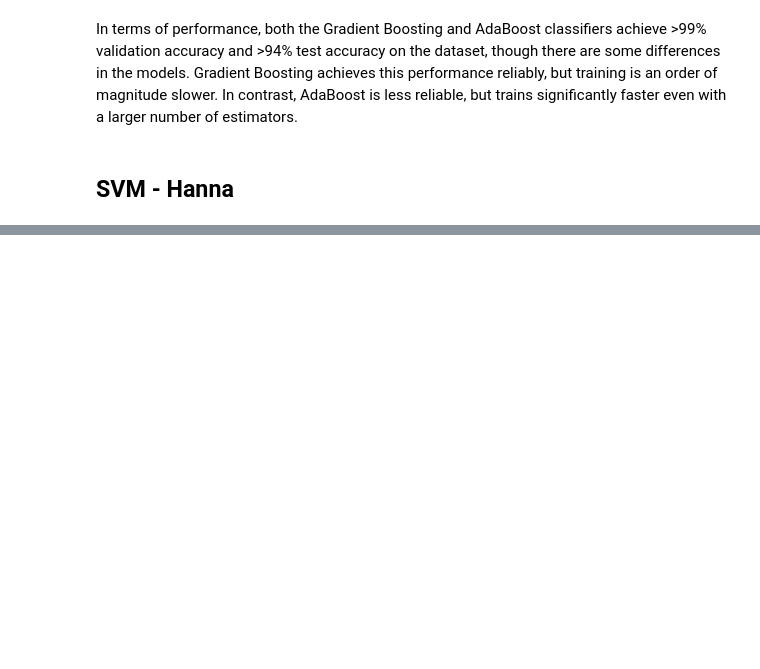
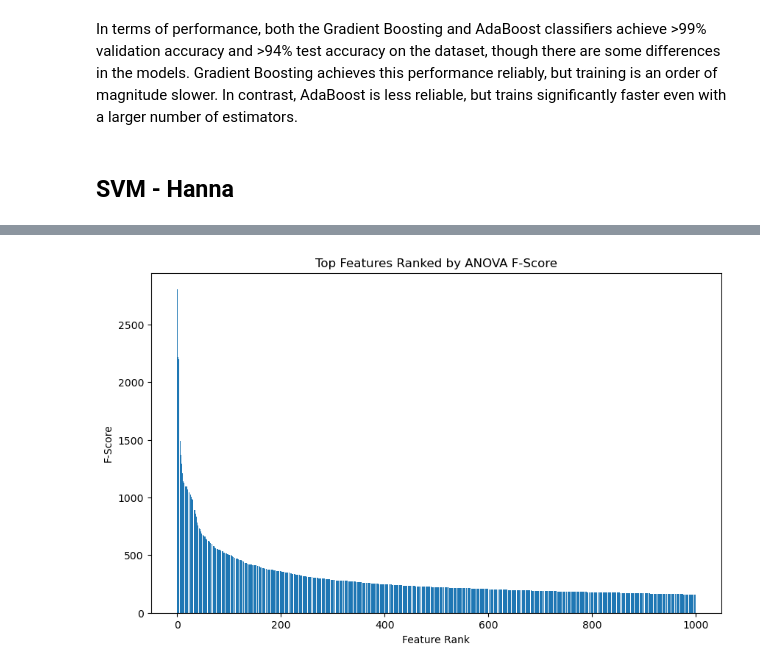
Before and after one commit to JackHanke/DSProject, a Jupyter notebook: main.ipynb, the cells around one changed output, grey strips where cells are left out. Drawn from its saved outputs; the diff is of its cells as text; code cells hidden in the pictures; blank space fills up the shorter version.

```diff
--- a/main.ipynb
+++ b/main.ipynb
@@ -496,0 +497,5 @@ weighted avg       0.99      0.99      0.99       161
+# %%
+raw_data = RawData()
+X_train, y_train, X_val, y_val, X_test, y_test = raw_data.get_data()
+
+X_train
@@ -496,0 +516,2 @@ weighted avg       0.99      0.99      0.99       161
+# %%
+feature_names = X_train.columns.tolist()
@@ -496,0 +574,11 @@ weighted avg       0.99      0.99      0.99       161
+# %%
+import matplotlib.pyplot as plt
+
+plt.figure(figsize=(10, 6))
+plt.bar(range(k), sorted_f_scores[:k])
+plt.xlabel('Feature Rank')
+plt.ylabel('F-Score')
+plt.title('Top Features Ranked by ANOVA F-Score')
+plt.show()
+# %% [output]
+[figure, added]
```
Also changed, not shown: parts of 20 cells of this notebook.
